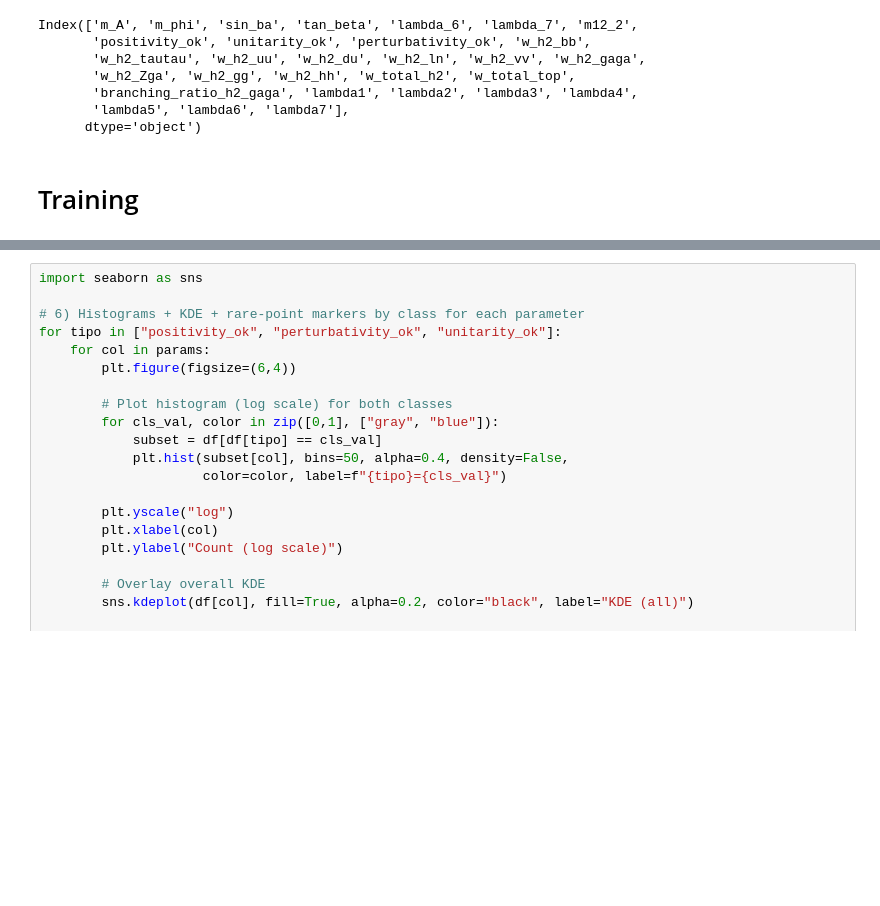
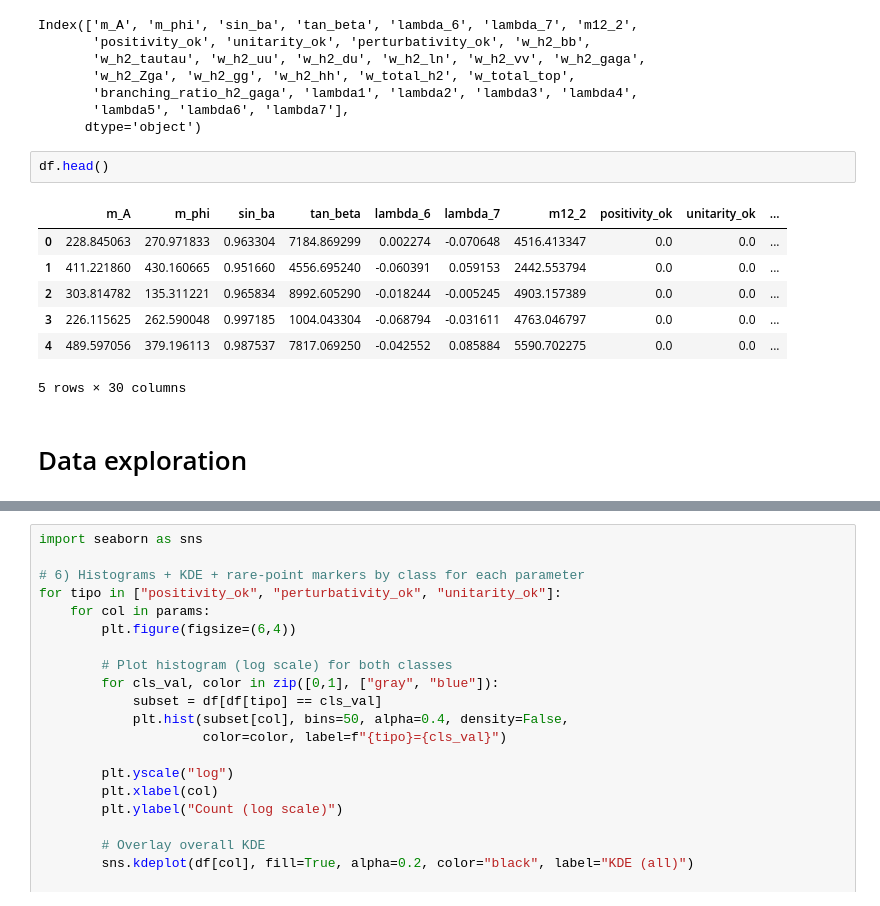
Before and after one commit to fbientrigo/dihiggs, a Jupyter notebook: mlpython/0b2_pipeline_train.ipynb, the cells around one changed output, grey strips where cells are left out. Cells and saved outputs as stored; diff of their text form; blank space fills up the shorter version.

```diff
--- a/mlpython/0b2_pipeline_train.ipynb
+++ b/mlpython/0b2_pipeline_train.ipynb
@@ -113,8 +113,18 @@ Index(['m_A', 'm_phi', 'sin_ba', 'tan_beta', 'lambda_6', 'lambda_7', 'm12_2',
        'branching_ratio_h2_gaga', 'lambda1', 'lambda2', 'lambda3', 'lambda4',
        'lambda5', 'lambda6', 'lambda7'],
       dtype='object')
+# %%
+df.head()
+# %% [output]
+|  | m_A | m_phi | sin_ba | tan_beta | lambda_6 | lambda_7 | m12_2 | positivity_ok | unitarity_ok | ... |
+| 0 | 228.845063 | 270.971833 | 0.963304 | 7184.869299 | 0.002274 | -0.070648 | 4516.413347 | 0.0 | 0.0 | ... |
+| 1 | 411.221860 | 430.160665 | 0.951660 | 4556.695240 | -0.060391 | 0.059153 | 2442.553794 | 0.0 | 0.0 | ... |
+| 2 | 303.814782 | 135.311221 | 0.965834 | 8992.605290 | -0.018244 | -0.005245 | 4903.157389 | 0.0 | 0.0 | ... |
+| 3 | 226.115625 | 262.590048 | 0.997185 | 1004.043304 | -0.068794 | -0.031611 | 4763.046797 | 0.0 | 0.0 | ... |
+| 4 | 489.597056 | 379.196113 | 0.987537 | 7817.069250 | -0.042552 | 0.085884 | 5590.702275 | 0.0 | 0.0 | ... |
+5 rows × 30 columns
 # %% [markdown]
-# Training
+# Data exploration
 # %%
 print(
     sum(df["positivity_ok"]),
```
Also changed, not shown: parts of 4 cells of this notebook, 2 other files.
